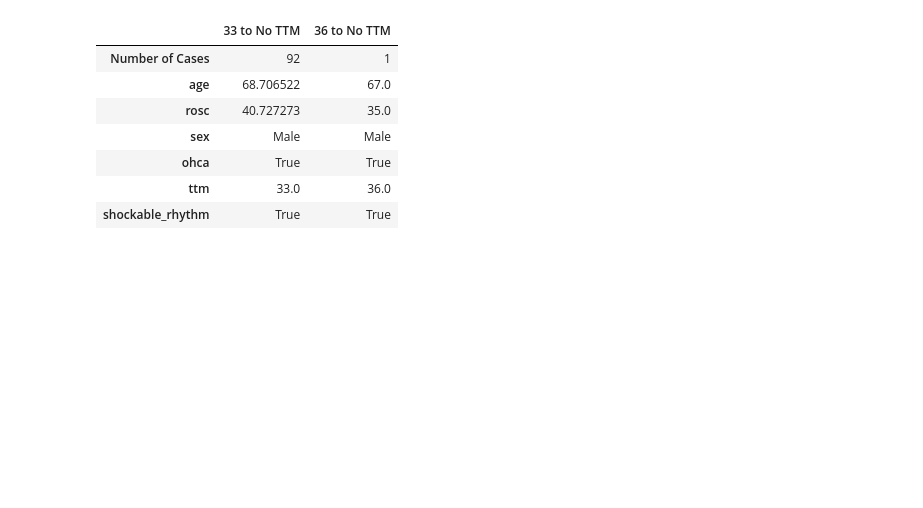
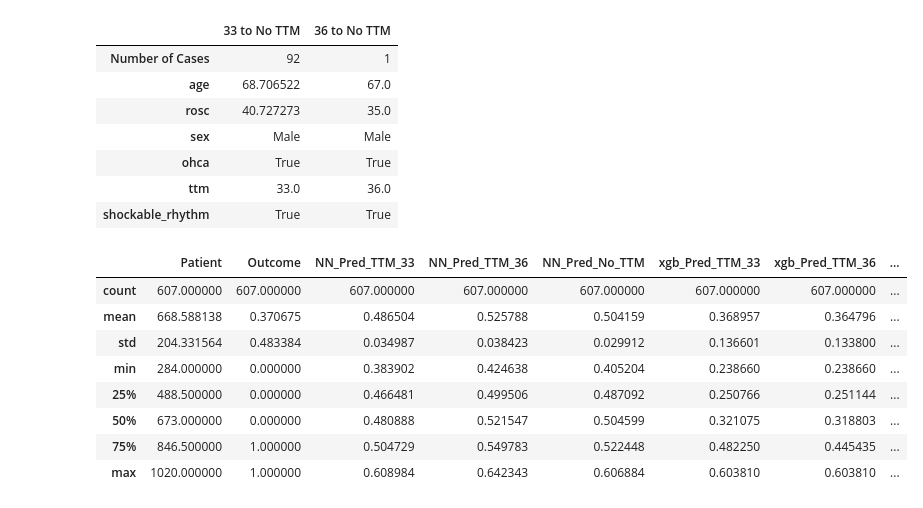
Before and after one commit to KentFre/Resus_TTM, a Jupyter notebook: 06_Counterfactual_Analysis.ipynb, the cells around one changed output. Drawn from its saved outputs; the diff is of its cells as text; code cells hidden in the pictures; blank space fills up the shorter version.

```diff
--- a/06_Counterfactual_Analysis.ipynb
+++ b/06_Counterfactual_Analysis.ipynb
@@ -690,3 +690,15 @@ comparison_df
 | ohca | True | True |
 | ttm | 33.0 | 36.0 |
 | shockable_rhythm | True | True |
+# %%
+combined_predictions_df.describe()
+# %% [output]
+|  | Patient | Outcome | NN_Pred_TTM_33 | NN_Pred_TTM_36 | NN_Pred_No_TTM | xgb_Pred_TTM_33 | xgb_Pred_TTM_36 | ... |
+| count | 607.000000 | 607.000000 | 607.000000 | 607.000000 | 607.000000 | 607.000000 | 607.000000 | ... |
+| mean | 668.588138 | 0.370675 | 0.486504 | 0.525788 | 0.504159 | 0.368957 | 0.364796 | ... |
+| std | 204.331564 | 0.483384 | 0.034987 | 0.038423 | 0.029912 | 0.136601 | 0.133800 | ... |
+| min | 284.000000 | 0.000000 | 0.383902 | 0.424638 | 0.405204 | 0.238660 | 0.238660 | ... |
+| 25% | 488.500000 | 0.000000 | 0.466481 | 0.499506 | 0.487092 | 0.250766 | 0.251144 | ... |
+| 50% | 673.000000 | 0.000000 | 0.480888 | 0.521547 | 0.504599 | 0.321075 | 0.318803 | ... |
+| 75% | 846.500000 | 1.000000 | 0.504729 | 0.549783 | 0.522448 | 0.482250 | 0.445435 | ... |
+| max | 1020.000000 | 1.000000 | 0.608984 | 0.642343 | 0.606884 | 0.603810 | 0.603810 | ... |
```
Also changed, not shown: 2 other files.
